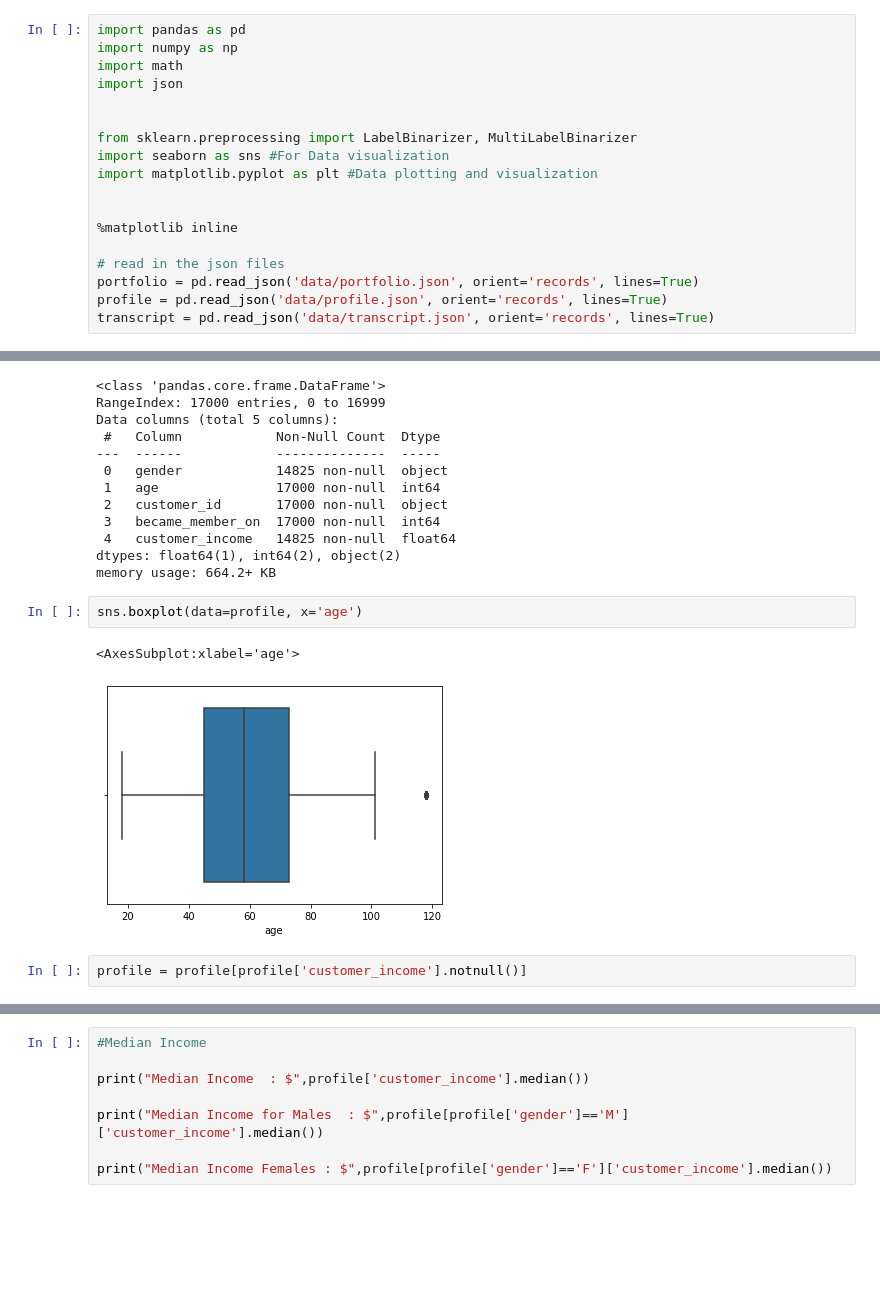
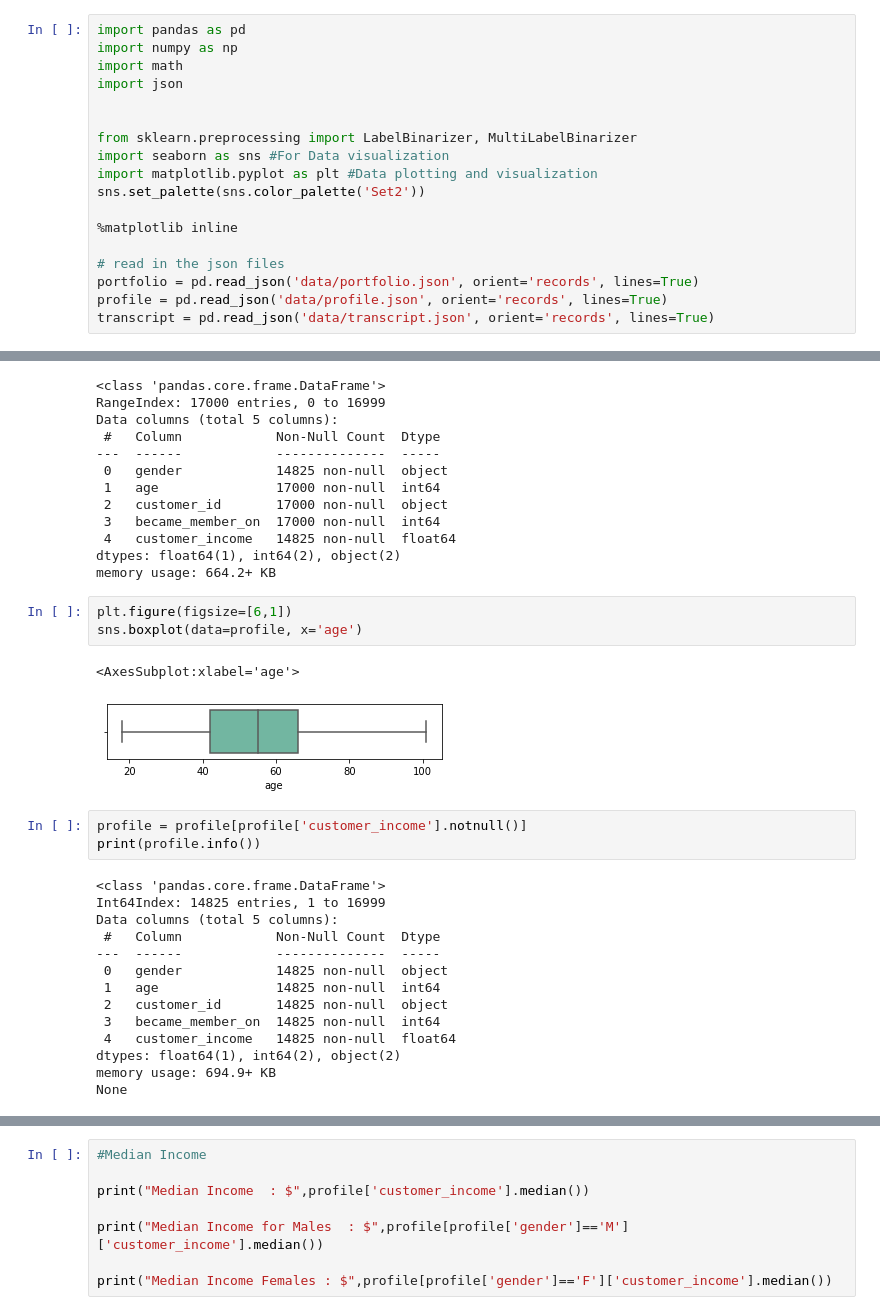
Before and after one commit to Arjunar92/Starbucks_Customer_Segmentation_Project, a Jupyter notebook: Starbucks_Capstone_Data_Exploration.ipynb, the cells around one changed output, grey strips where cells are left out. Drawn from its saved outputs; the diff is of its cells as text; blank space fills up the shorter version.

```diff
--- a/Starbucks_Capstone_Data_Exploration.ipynb
+++ b/Starbucks_Capstone_Data_Exploration.ipynb
@@ -83,7 +83,7 @@ import json
 from sklearn.preprocessing import LabelBinarizer, MultiLabelBinarizer
 import seaborn as sns #For Data visualization
 import matplotlib.pyplot as plt #Data plotting and visualization
-
+sns.set_palette(sns.color_palette('Set2'))
 
 %matplotlib inline
 
@@ -216,9 +230,25 @@ Data columns (total 5 columns):
 dtypes: float64(1), int64(2), object(2)
 memory usage: 664.2+ KB
 # %%
+plt.figure(figsize=[6,1])
 sns.boxplot(data=profile, x='age')
 # %% [output]
 <AxesSubplot:xlabel='age'>
-[figure, old version]
+[figure, new version]
 # %%
 profile = profile[profile['customer_income'].notnull()]
+print(profile.info())
+# %% [output]
+<class 'pandas.core.frame.DataFrame'>
+Int64Index: 14825 entries, 1 to 16999
+Data columns (total 5 columns):
+ #   Column            Non-Null Count  Dtype
+---  ------            --------------  -----
+ 0   gender            14825 non-null  object
+ 1   age               14825 non-null  int64
+ 2   customer_id       14825 non-null  object
+ 3   became_member_on  14825 non-null  int64
+ 4   customer_income   14825 non-null  float64
+dtypes: float64(1), int64(2), object(2)
+memory usage: 694.9+ KB
+None
```
Also changed, not shown: parts of 27 cells of this notebook.
